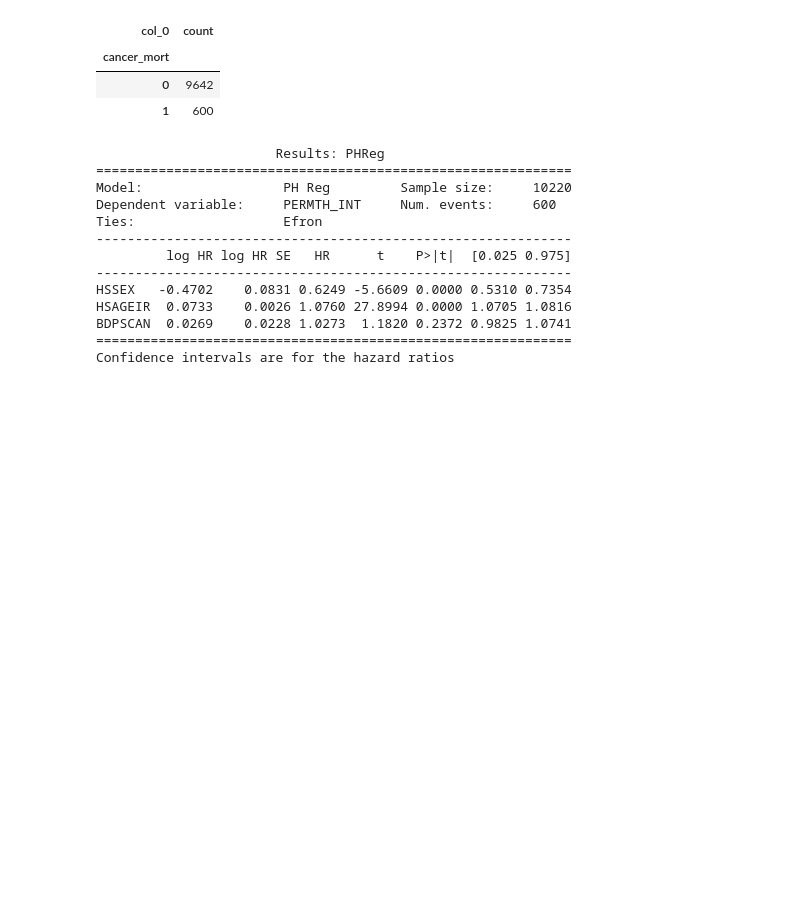
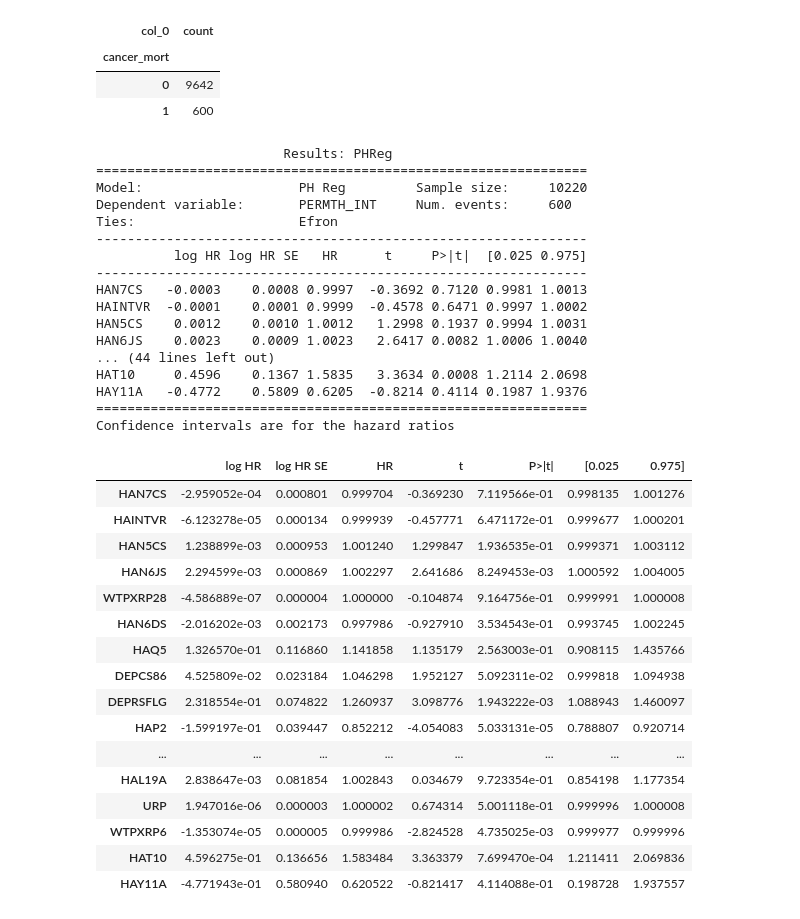
Before and after one commit to BIOF309/group-project-the_git_that_keeps_on_gitting, a Jupyter notebook: NHANES_final.ipynb, the cells around one changed output. Cells and saved outputs as stored; diff of their text form; code cells hidden in the pictures; blank space fills up the shorter version.

```diff
--- a/NHANES_final.ipynb
+++ b/NHANES_final.ipynb
@@ -397,23 +404,49 @@ df_merged9 = pd.read_pickle('df_final')
 # %%
+# Cox Proportional Hazard Model
+
 outcome = df_merged9.iloc[:, -1]
 predictors = df_merged9.iloc[:, 1:-1]
 
-mod = smf.phreg("PERMTH_INT ~ HSSEX + HSAGEIR + BDPSCAN",
+mod = smf.phreg("PERMTH_INT ~ " + right,
                 predictors, status=outcome, ties="efron")
 
 result = mod.fit()
 print(result.summary())
 # %% [output]
-                       Results: PHReg
-=============================================================
-Model:                  PH Reg         Sample size:     10220
-Dependent variable:     PERMTH_INT     Num. events:     600
-Ties:                   Efron
--------------------------------------------------------------
-         log HR log HR SE   HR      t    P>|t|  [0.025 0.975]
--------------------------------------------------------------
-HSSEX   -0.4702    0.0831 0.6249 -5.6609 0.0000 0.5310 0.7354
-HSAGEIR  0.0733    0.0026 1.0760 27.8994 0.0000 1.0705 1.0816
-BDPSCAN  0.0269    0.0228 1.0273  1.1820 0.2372 0.9825 1.0741
-=============================================================
+                        Results: PHReg
+===============================================================
+Model:                    PH Reg         Sample size:     10220
+Dependent variable:       PERMTH_INT     Num. events:     600
+Ties:                     Efron
+---------------------------------------------------------------
+          log HR log HR SE   HR      t     P>|t|  [0.025 0.975]
+---------------------------------------------------------------
+HAN7CS   -0.0003    0.0008 0.9997  -0.3692 0.7120 0.9981 1.0013
+HAINTVR  -0.0001    0.0001 0.9999  -0.4578 0.6471 0.9997 1.0002
+HAN5CS    0.0012    0.0010 1.0012   1.2998 0.1937 0.9994 1.0031
+HAN6JS    0.0023    0.0009 1.0023   2.6417 0.0082 1.0006 1.0040
+... (44 lines left out)
+HAT10     0.4596    0.1367 1.5835   3.3634 0.0008 1.2114 2.0698
+HAY11A   -0.4772    0.5809 0.6205  -0.8214 0.4114 0.1987 1.9376
+===============================================================
 Confidence intervals are for the hazard ratios
+# %%
+result.summary().tables[1]
+# %% [output]
+|  | log HR | log HR SE | HR | t | P>|t| | [0.025 | 0.975] |
+| HAN7CS | -2.959052e-04 | 0.000801 | 0.999704 | -0.369230 | 7.119566e-01 | 0.998135 | 1.001276 |
+| HAINTVR | -6.123278e-05 | 0.000134 | 0.999939 | -0.457771 | 6.471172e-01 | 0.999677 | 1.000201 |
+| HAN5CS | 1.238899e-03 | 0.000953 | 1.001240 | 1.299847 | 1.936535e-01 | 0.999371 | 1.003112 |
+| HAN6JS | 2.294599e-03 | 0.000869 | 1.002297 | 2.641686 | 8.249453e-03 | 1.000592 | 1.004005 |
+| WTPXRP28 | -4.586889e-07 | 0.000004 | 1.000000 | -0.104874 | 9.164756e-01 | 0.999991 | 1.000008 |
+| HAN6DS | -2.016202e-03 | 0.002173 | 0.997986 | -0.927910 | 3.534543e-01 | 0.993745 | 1.002245 |
+| HAQ5 | 1.326570e-01 | 0.116860 | 1.141858 | 1.135179 | 2.563003e-01 | 0.908115 | 1.435766 |
+| DEPCS86 | 4.525809e-02 | 0.023184 | 1.046298 | 1.952127 | 5.092311e-02 | 0.999818 | 1.094938 |
+| DEPRSFLG | 2.318554e-01 | 0.074822 | 1.260937 | 3.098776 | 1.943222e-03 | 1.088943 | 1.460097 |
+| HAP2 | -1.599197e-01 | 0.039447 | 0.852212 | -4.054083 | 5.033131e-05 | 0.788807 | 0.920714 |
+| ... | ... | ... | ... | ... | ... | ... | ... |
+| HAL19A | 2.838647e-03 | 0.081854 | 1.002843 | 0.034679 | 9.723354e-01 | 0.854198 | 1.177354 |
+| URP | 1.947016e-06 | 0.000003 | 1.000002 | 0.674314 | 5.001118e-01 | 0.999996 | 1.000008 |
+| WTPXRP6 | -1.353074e-05 | 0.000005 | 0.999986 | -2.824528 | 4.735025e-03 | 0.999977 | 0.999996 |
+| HAT10 | 4.596275e-01 | 0.136656 | 1.583484 | 3.363379 | 7.699470e-04 | 1.211411 | 2.069836 |
+| HAY11A | -4.771943e-01 | 0.580940 | 0.620522 | -0.821417 | 4.114088e-01 | 0.198728 | 1.937557 |
```
Also changed, not shown: parts of 4 cells of this notebook, 2 other files.
